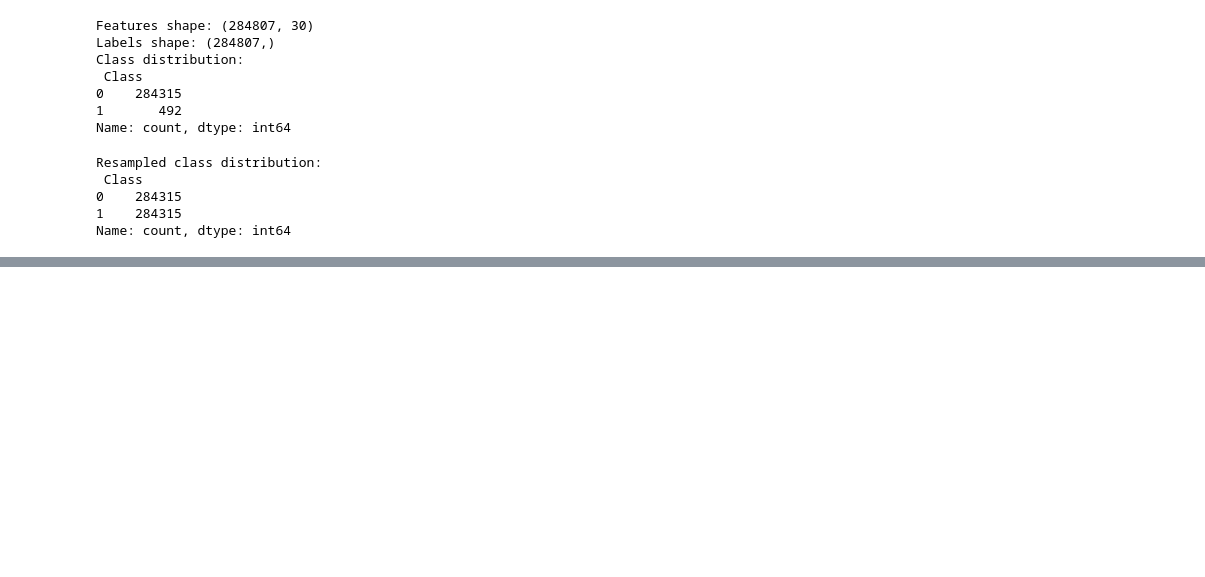
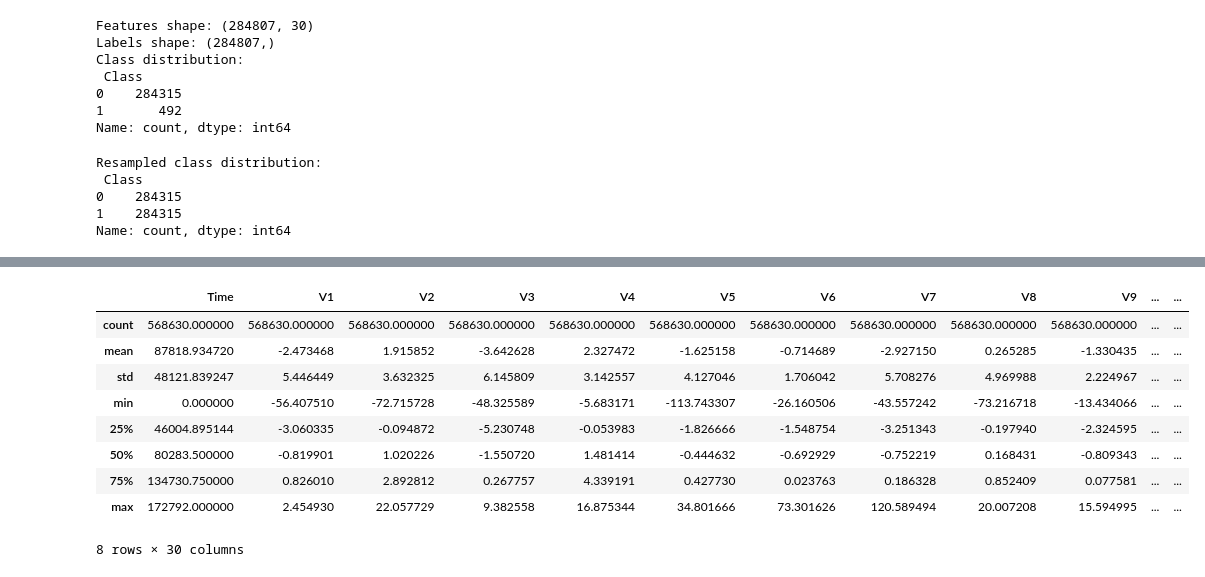
Before and after one commit to kgarred/credit-card-fraud-detection, a Jupyter notebook: src/preprocess.ipynb, the cells around one changed output, grey strips where cells are left out. Drawn from its saved outputs; the diff is of its cells as text; code cells hidden in the pictures; blank space fills up the shorter version.

```diff
--- a/src/preprocess.ipynb
+++ b/src/preprocess.ipynb
@@ -128,0 +146,15 @@ plt.show()
+# %%
+# Data Standardization
+
+X_resampled.describe()
+# %% [output]
+|  | Time | V1 | V2 | V3 | V4 | V5 | V6 | V7 | V8 | V9 | ... | ... |
+| count | 568630.000000 | 568630.000000 | 568630.000000 | 568630.000000 | 568630.000000 | 568630.000000 | 568630.000000 | 568630.000000 | 568630.000000 | 568630.000000 | ... | ... |
+| mean | 87818.934720 | -2.473468 | 1.915852 | -3.642628 | 2.327472 | -1.625158 | -0.714689 | -2.927150 | 0.265285 | -1.330435 | ... | ... |
+| std | 48121.839247 | 5.446449 | 3.632325 | 6.145809 | 3.142557 | 4.127046 | 1.706042 | 5.708276 | 4.969988 | 2.224967 | ... | ... |
+| min | 0.000000 | -56.407510 | -72.715728 | -48.325589 | -5.683171 | -113.743307 | -26.160506 | -43.557242 | -73.216718 | -13.434066 | ... | ... |
+| 25% | 46004.895144 | -3.060335 | -0.094872 | -5.230748 | -0.053983 | -1.826666 | -1.548754 | -3.251343 | -0.197940 | -2.324595 | ... | ... |
+| 50% | 80283.500000 | -0.819901 | 1.020226 | -1.550720 | 1.481414 | -0.444632 | -0.692929 | -0.752219 | 0.168431 | -0.809343 | ... | ... |
+| 75% | 134730.750000 | 0.826010 | 2.892812 | 0.267757 | 4.339191 | 0.427730 | 0.023763 | 0.186328 | 0.852409 | 0.077581 | ... | ... |
+| max | 172792.000000 | 2.454930 | 22.057729 | 9.382558 | 16.875344 | 34.801666 | 73.301626 | 120.589494 | 20.007208 | 15.594995 | ... | ... |
+8 rows × 30 columns
```
Also changed, not shown: parts of 6 cells of this notebook.
